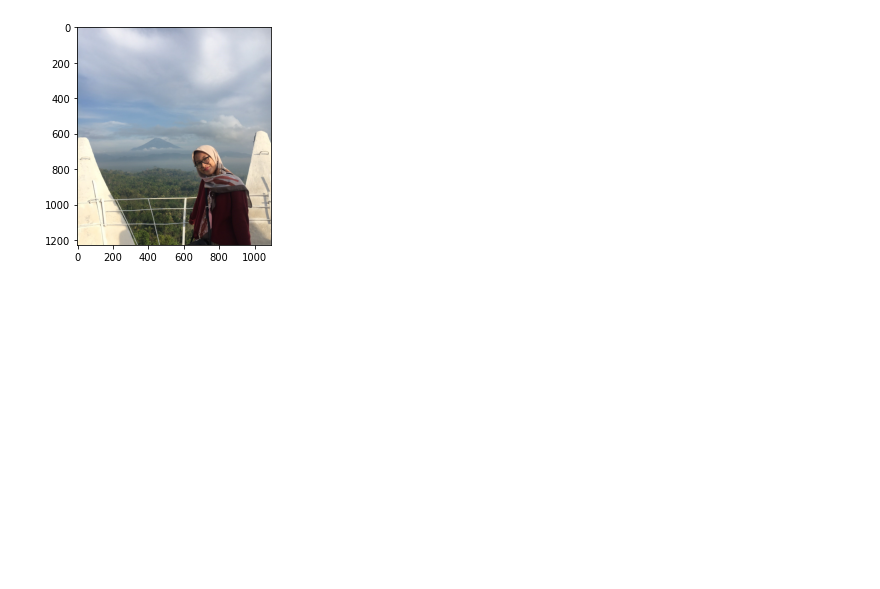
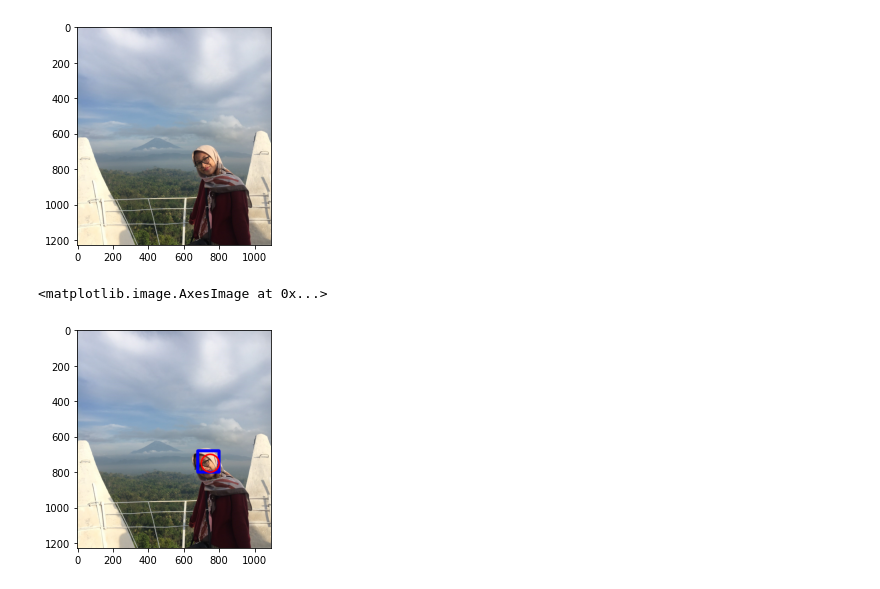
Before and after one commit to Adristiftitah/PCVK_Genap_2021, a Jupyter notebook: Week2.ipynb, the cells around one changed output. Saved outputs shown, nothing was run; the diff lists cells and outputs as text; code cells hidden in the pictures; blank space fills up the shorter version.

```diff
--- a/Week2.ipynb
+++ b/Week2.ipynb
@@ -210,3 +210,12 @@ plt.imshow(img)
 # %% [output]
 <matplotlib.image.AxesImage at 0x...>
 [figure]
+# %%
+cv.rectangle(img,pt1=(680,680),pt2=(800,800),color=(0,0,255),thickness=15)
+plt.imshow(img)
+
+cv.circle(img,center=(750,750),radius=50,color=(255,0,0),thickness=8)
+plt.imshow(img)
+# %% [output]
+<matplotlib.image.AxesImage at 0x...>
+[figure, added]
```
Also changed, not shown: parts of 2 cells of this notebook.
